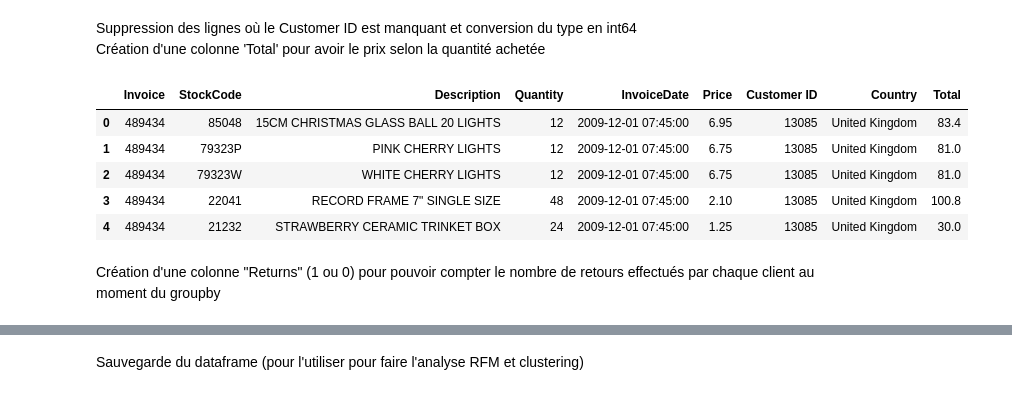
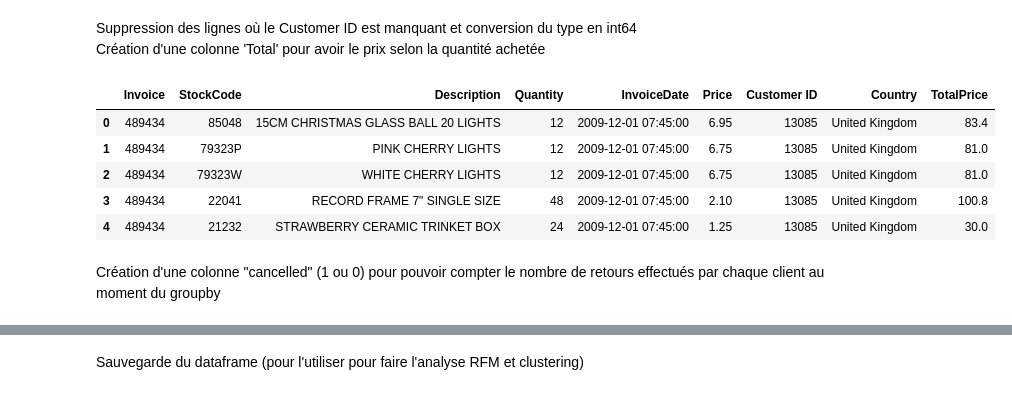
Before and after one commit to Shadume/Online_Retail-Customer_segmentation, a Jupyter notebook: analyse.ipynb, the cells around one changed output, grey strips where cells are left out. Saved outputs shown, nothing was run; the diff lists cells and outputs as text; code cells hidden in the pictures.

```diff
--- a/analyse.ipynb
+++ b/analyse.ipynb
@@ -54,14 +54,14 @@ Création d'une colonne 'Total' pour avoir le prix selon la quantité achetée
 # %%
 df = df[df['Customer ID'].notna()]
 df['Customer ID'] = df['Customer ID'].astype(np.int64)
-df['Total'] = df['Quantity'] * df['Price']
+df['TotalPrice'] = df['Quantity'] * df['Price']
 df.head()
 # %% [output]
-|  | Invoice | StockCode | Description | Quantity | InvoiceDate | Price | Customer ID | Country | Total |
+|  | Invoice | StockCode | Description | Quantity | InvoiceDate | Price | Customer ID | Country | TotalPrice |
 | 0 | 489434 | 85048 | 15CM CHRISTMAS GLASS BALL 20 LIGHTS | 12 | 2009-12-01 07:45:00 | 6.95 | 13085 | United Kingdom | 83.4 |
 | 1 | 489434 | 79323P | PINK CHERRY LIGHTS | 12 | 2009-12-01 07:45:00 | 6.75 | 13085 | United Kingdom | 81.0 |
 | 2 | 489434 | 79323W | WHITE CHERRY LIGHTS | 12 | 2009-12-01 07:45:00 | 6.75 | 13085 | United Kingdom | 81.0 |
 | 3 | 489434 | 22041 | RECORD FRAME 7" SINGLE SIZE | 48 | 2009-12-01 07:45:00 | 2.10 | 13085 | United Kingdom | 100.8 |
 | 4 | 489434 | 21232 | STRAWBERRY CERAMIC TRINKET BOX | 24 | 2009-12-01 07:45:00 | 1.25 | 13085 | United Kingdom | 30.0 |
 # %% [markdown]
-Création d'une colonne "Returns" (1 ou 0) pour pouvoir compter le nombre de retours effectués par chaque client au moment du groupby
+Création d'une colonne "cancelled" (1 ou 0) pour pouvoir compter le nombre de retours effectués par chaque client au moment du groupby
```
Also changed, not shown: parts of 14 cells of this notebook, 2 other files.
